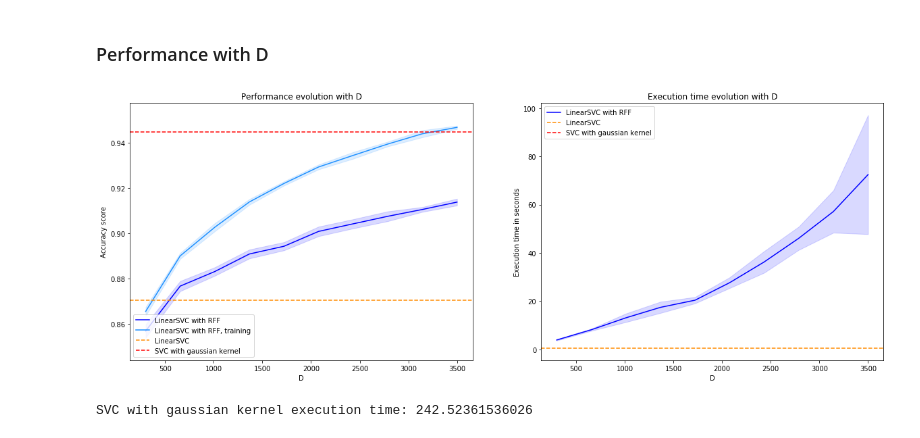
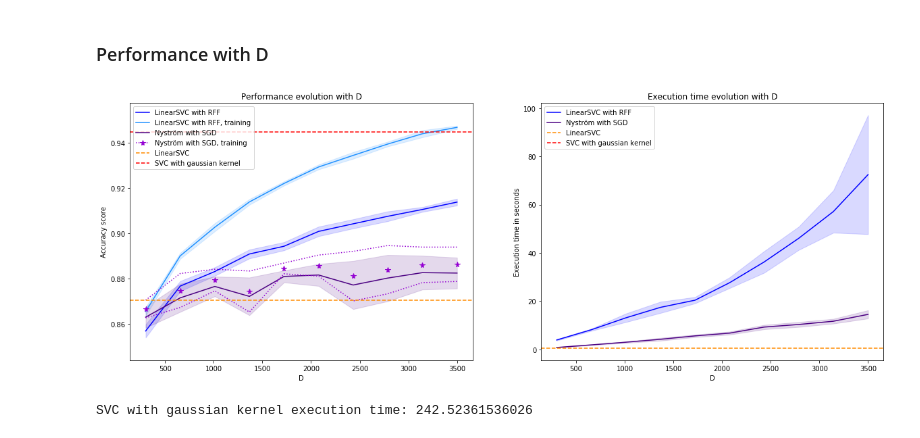
Before and after one commit to fd0r/rkhs_map670, a Jupyter notebook: Large_Scale_Learning_with_Kernels.ipynb, the cells around one changed output. Saved outputs shown, nothing was run; the diff lists cells and outputs as text; code cells hidden in the pictures.

```diff
--- a/Large_Scale_Learning_with_Kernels.ipynb
+++ b/Large_Scale_Learning_with_Kernels.ipynb
@@ -131,3 +126,22 @@ np.savetxt('synthetic_clf_results/scores_rff.csv', scores_rff, delimiter=',')
 np.savetxt('synthetic_clf_results/scores_train_rff.csv', scores_train_rff, delimiter=',')
 np.savetxt('synthetic_clf_results/times_rff.csv', times_rff, delimiter=',')
 np.savetxt('synthetic_clf_results/list_D.csv', list_D, delimiter=',')
+# %%
+scores_nys = np.empty((nD,M))
+scores_train_nys = np.empty((nD,M))
+times_nys = np.empty((nD,M))
+
+for i,D in enumerate(tqdm(list_D)):
+    for j in range(M):
+        nys = Pipeline([('Scaler',StandardScaler()),
+                        ('Nystrom', SGDPlainNystromClassifier(m=D)),])
+
+        t0 = time()
+        nys.fit(X_train, y_train)
+        times_nys[i,j] = time() - t0
+
+        y_pred_train_nys = nys.predict(X_train)
+        scores_train_nys[i,j] = accuracy_score(y_train, y_pred_train_nys)
+
+        y_pred_nys = nys.predict(X_test)
+        scores_nys[i,j] = accuracy_score(y_test, y_pred_nys)
@@ -140,9 +158,13 @@ ax1 = plt.subplot(1,2,1)
 
 y_max = max(max(np.mean(scores_rff, axis=1) + np.std(scores_rff, axis=1)),
             max(np.mean(scores_train_rff, axis=1) + np.std(scores_train_rff, axis=1)),
+            max(np.mean(scores_nys, axis=1) + np.std(scores_nys, axis=1)),
+            max(np.mean(scores_train_nys, axis=1) + np.std(scores_train_nys, axis=1)),
             score_lin, score_gauss)+0.01
 y_min = min(min(np.mean(scores_rff, axis=1) - np.std(scores_rff, axis=1)),
             min(np.mean(scores_train_rff, axis=1) - np.std(scores_train_rff, axis=1)),
+            min(np.mean(scores_nys, axis=1) - np.std(scores_nys, axis=1)),
+            min(np.mean(scores_train_nys, axis=1) - np.std(scores_train_nys, axis=1)),
             score_lin, score_gauss)-0.01
 
 ax1.set_ylim(y_min, y_max)
@@ -156,42 +178,65 @@ ax1.fill_between(list_D, np.mean(scores_train_rff, axis=1) - np.std(scores_train
                  np.mean(scores_train_rff, axis=1) + np.std(scores_train_rff, axis=1),
                  color='dodgerblue', alpha=0.15)
 
+ax1.plot(list_D, np.mean(scores_nys, axis=1), '-', color='indigo', label='Nyström with SGD')
+ax1.fill_between(list_D, np.mean(scores_nys, axis=1) - np.std(scores_nys, axis=1),
+                 np.mean(scores_nys, axis=1) + np.std(scores_nys, axis=1),
+                 color='indigo', alpha=0.15)
+ax1.plot(list_D, np.mean(scores_train_nys, axis=1), '*', markersize=8, color='darkviolet',label='Nyström with SGD, training')
+ax1.plot(list_D, np.mean(scores_train_nys, axis=1) - np.std(scores_train_nys, axis=1), ':',color='darkviolet')
+ax1.plot(list_D, np.mean(scores_train_nys, axis=1) + np.std(scores_train_nys, axis=1), ':',color='darkviolet')
+
+
 ax1.axhline(y=score_lin, color='darkorange', linestyle='--', label='LinearSVC')
 ax1.axhline(y=score_gauss, color='r', linestyle='--', label='SVC with gaussian kernel')
 
 ax1.set_title("Performance evolution with D")
 ax1.set_xlabel("D")
 ax1.set_ylabel("Accuracy score")
 
-ax1.legend(loc='lower left')
+handles, labels = ax1.get_legend_handles_labels()
+handles = [copy.copy(ha) for ha in handles ]
+handles[3].set_linestyle(':')
+ax1.legend(loc='upper left', handles=handles, labels=labels)
 
 # Plot of the execution time
 
 ax2 = plt.subplot(1,2,2)
 
-y_max = max(max(np.mean(times_rff, axis=1) + np.std(times_rff, axis=1)),time_lin)+5
-y_min = min(min(np.mean(times_rff, axis=1) - np.std(times_rff, axis=1)),time_lin)-5
+y_max = max(max(np.mean(times_rff, axis=1) + np.std(times_rff, axis=1)),
+            max(np.mean(times_nys, axis=1) + np.std(times_nys, axis=1)),
+            time_lin)+5
+y_min = min(min(np.mean(times_rff, axis=1) - np.std(times_rff, axis=1)),
+            min(np.mean(times_nys, axis=1) - np.std(times_nys, axis=1)),
+            time_lin)-5
 
 ax2.set_ylim(y_min, y_max)
 
 ax2.plot(list_D, np.mean(times_rff, axis=1), '-', color='blue', label='LinearSVC with RFF')
 ax2.fill_between(list_D, np.mean(times_rff, axis=1) - np.std(times_rff, axis=1),
                  np.mean(times_rff, axis=1) + np.std(times_rff, axis=1),
                  color='blue', alpha=0.15)
+
+ax2.plot(list_D, np.mean(times_nys, axis=1), '-', color='indigo', label='Nyström with SGD')
+ax2.fill_between(list_D, np.mean(times_nys, axis=1) - np.std(times_nys, axis=1),
+                 np.mean(times_nys, axis=1) + np.std(times_nys, axis=1),
+                 color='indigo', alpha=0.15)
+
 
 ax2.axhline(y=time_lin, color='darkorange', linestyle='--', label='LinearSVC')
 ax2.axhline(y=time_gauss, color='r', linestyle='--', label='SVC with gaussian kernel')
 
 ax2.set_title("Execution time evolution with D")
 ax2.set_xlabel("D")
 ax2.set_ylabel("Execution time in seconds")
 
 ax2.legend(loc='upper left')
 
 plt.savefig("D_influence_synthetic_clf")
+
 plt.show()
 # %% [output]
-[figure, old version]
+[figure, new version]
 # %%
 print("SVC with gaussian kernel execution time:", time_gauss)
 # %% [output]
```
Also changed, not shown: parts of 71 cells of this notebook.
